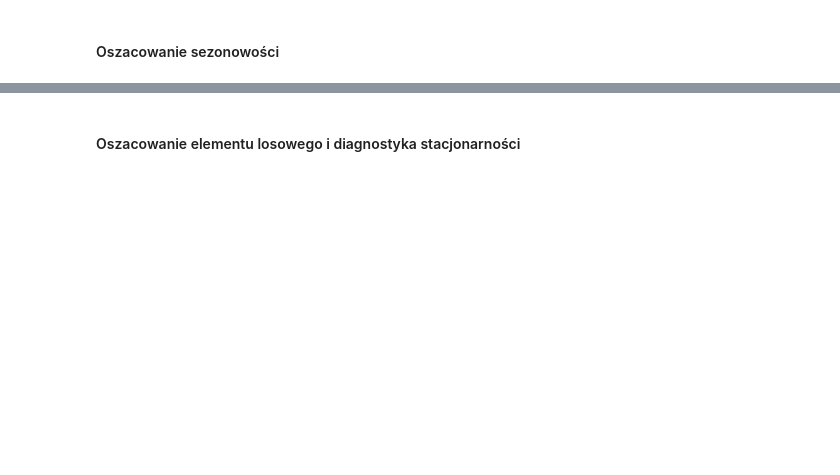
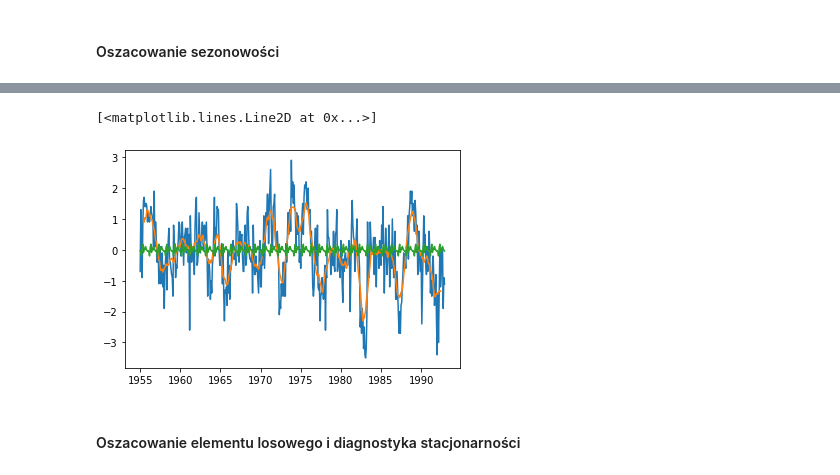
Before and after one commit to mdabrowski-phd/ds250223_regul, a Jupyter notebook: 04_szeregi_czasowe/04_dekompozycja_szeregu.ipynb, the cells around one changed output, grey strips where cells are left out. Saved outputs shown, nothing was run; the diff lists cells and outputs as text; code cells hidden in the pictures; blank space fills up the shorter version.

Commit message:
szeregi_04_ost

```diff
--- a/04_szeregi_czasowe/04_dekompozycja_szeregu.ipynb
+++ b/04_szeregi_czasowe/04_dekompozycja_szeregu.ipynb
@@ -111,2 +122,20 @@ Object `numpy.tile` not found.
+# %%
+#wyrzucamy trend
+detrended = southern.Southern - trend
+#liczymy na szeregu bez trendu średnie dla poszczególnych miesięcy
+month_avgs = np.array([np.nanmean(detrended[i::period], axis=0) for i in range(period)])
+month_avgs -= np.mean(month_avgs, axis=0)
+#powtarzamy średnie tyle razy ile mamy lat, w efekcie mamy szereg długości southern,
+#gdzie dla każdego miesiąca w każdym roku, mamy średnią wyliczoną dla danego miesiąca
+seasonal = np.tile(month_avgs.T, southern.size // period).T
+seasonal = pd.Series(seasonal, index=southern.index)
+# %%
+plt.plot(southern)
+plt.plot(trend)
+plt.plot(seasonal)
+#zielona linia ma bardzo powtarzalny sezon
+# %% [output]
+[<matplotlib.lines.Line2D at 0x...>]
+[figure, added]
 # %% [markdown]
 #### Oszacowanie elementu losowego i diagnostyka stacjonarności
```
Also changed, not shown: parts of 35 cells of this notebook.
